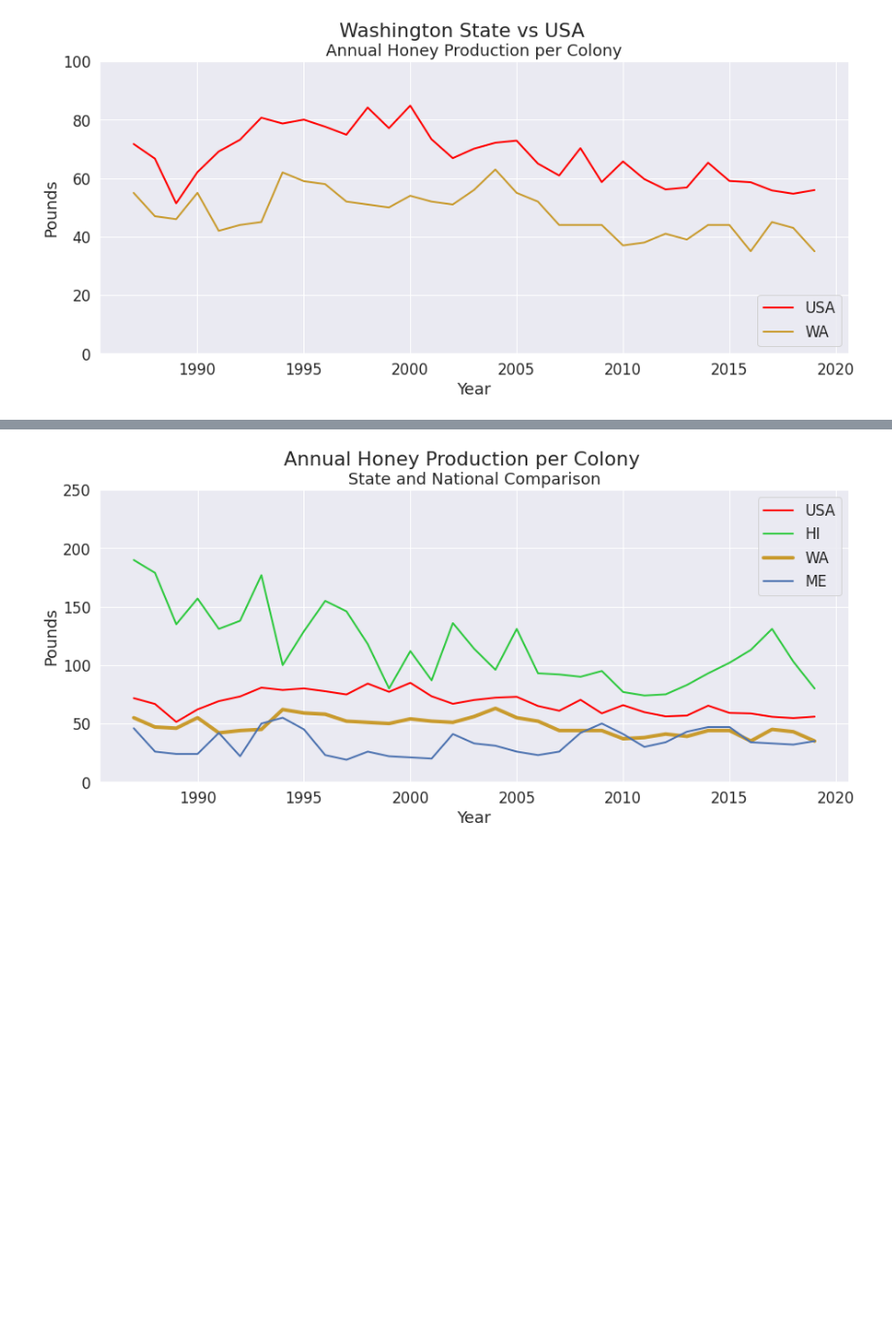
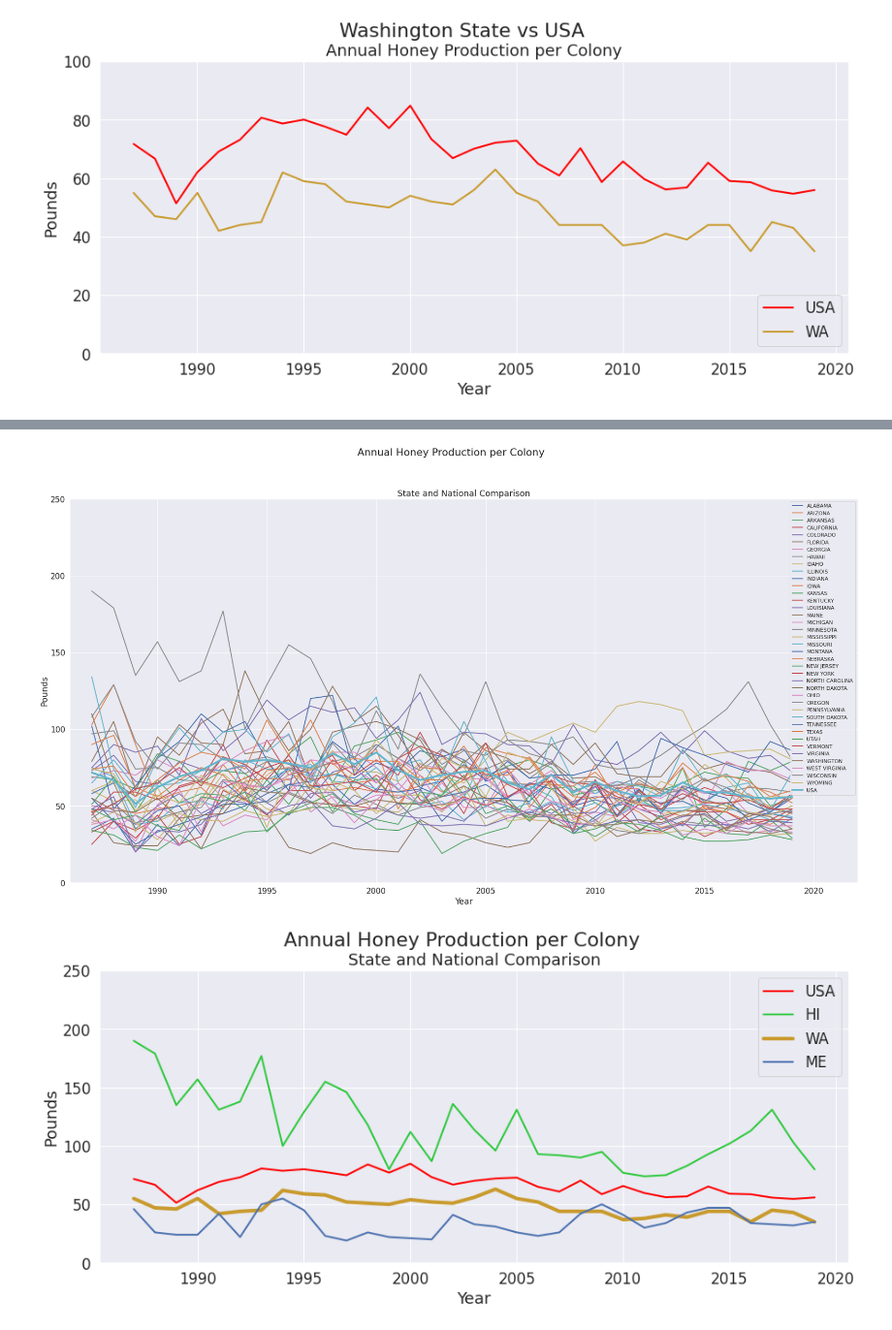
Before and after one commit to SaraWestWA/DS-Unit-1-Build, a Jupyter notebook: SW_Honey_WA_state.ipynb, the cells around one changed output, grey strips where cells are left out. Shown at 97% size. Drawn from its saved outputs; the diff is of its cells as text; code cells hidden in the pictures; blank space fills up the shorter version.

```diff
--- a/SW_Honey_WA_state.ipynb
+++ b/SW_Honey_WA_state.ipynb
@@ -828,3 +775,26 @@ WA_df.sort_values(by=['lbs'])
+# %%
+# plot to compare pounds per colony all states vs nation
+# graph would be interesting if done in plotly, not there yet
+sns.set(font_scale=1.5)
+# call out correct data
+counter = range(0,33)
+line_width = 2
+for i in state_names:
+
+  axi= state_dfs[i].groupby('Year')['lbs_colony'].mean()
+  if i =='USA':
+    line_width = 4
+
+  axi.plot(xlim =(1986,2022),ylim=(0,250),figsize=(30,15),linewidth = line_width, label=i)
+
+
+plt.suptitle('Annual Honey Production per Colony')
+plt.title('State and National Comparison')
+plt.ylabel('Pounds')
+sns.set(font_scale=1)
+plt.legend(loc="upper right");
+# %% [output]
+[figure, added]
 # %%
 # plot to compare pounds per colony states vs nation
 # graph excluded from final project, extraneous information
```
Also changed, not shown: parts of 12 cells of this notebook.
